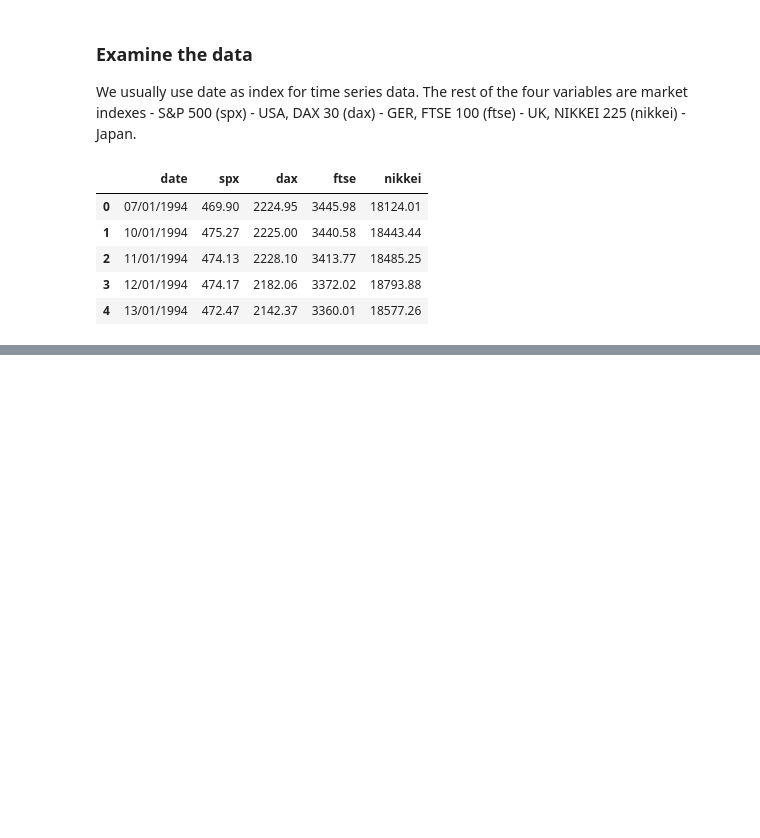
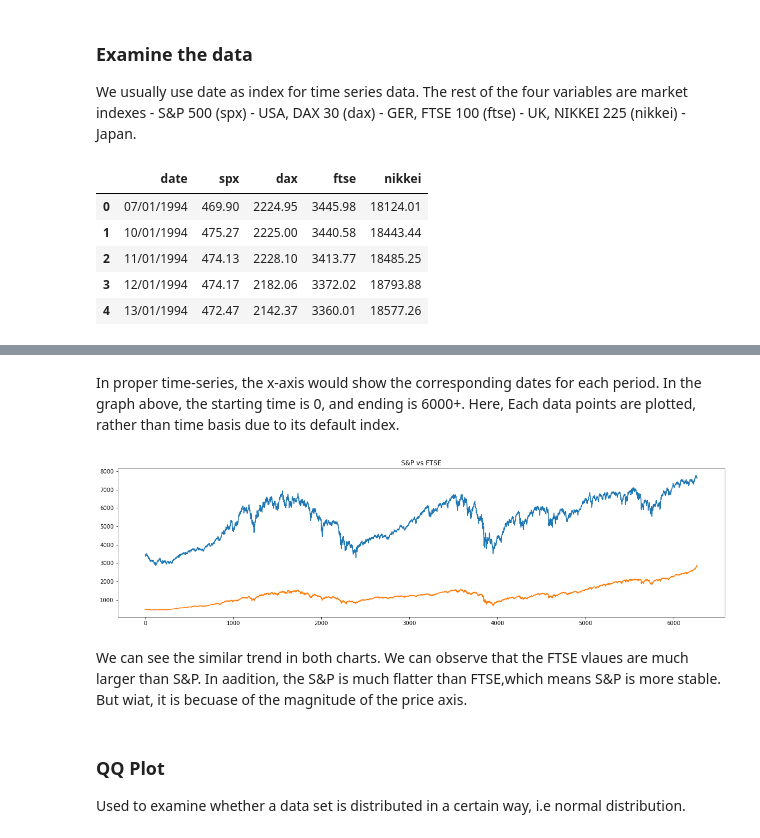
Before and after one commit to pvsnp9/Time-Series-Analysis, a Jupyter notebook: Introduction/introduction.ipynb, the cells around one changed output, grey strips where cells are left out. Cells and saved outputs as stored; diff of their text form; code cells hidden in the pictures; blank space fills up the shorter version.

```diff
--- a/Introduction/introduction.ipynb
+++ b/Introduction/introduction.ipynb
@@ -22,0 +54,15 @@ df.head()
+# %% [markdown]
+In proper time-series, the x-axis would show the corresponding dates for each period. In the graph above, the starting time is 0, and ending is 6000+. Here, Each data points are plotted, rather than time basis due to its default index.
+# %%
+df.ftse.plot(figsize=(20,5),title="S&P 500 price")
+df.spx.plot(figsize=(20,5),title="S&P 500 price")
+plt.title("S&P vs FTSE")
+plt.show()
+# %% [output]
+[figure, added]
+# %% [markdown]
+We can see the similar trend in both charts. We can observe that the FTSE vlaues are much larger than S&P. In aadition, the S&P is much flatter than FTSE,which means S&P is more stable. But wiat, it is becuase of the magnitude of the price axis.
+# %% [markdown]
+### QQ Plot
+
+Used to examine whether a data set is distributed in a certain way, i.e normal distribution.
```
Also changed, not shown: parts of 8 cells of this notebook, 2 other files.
